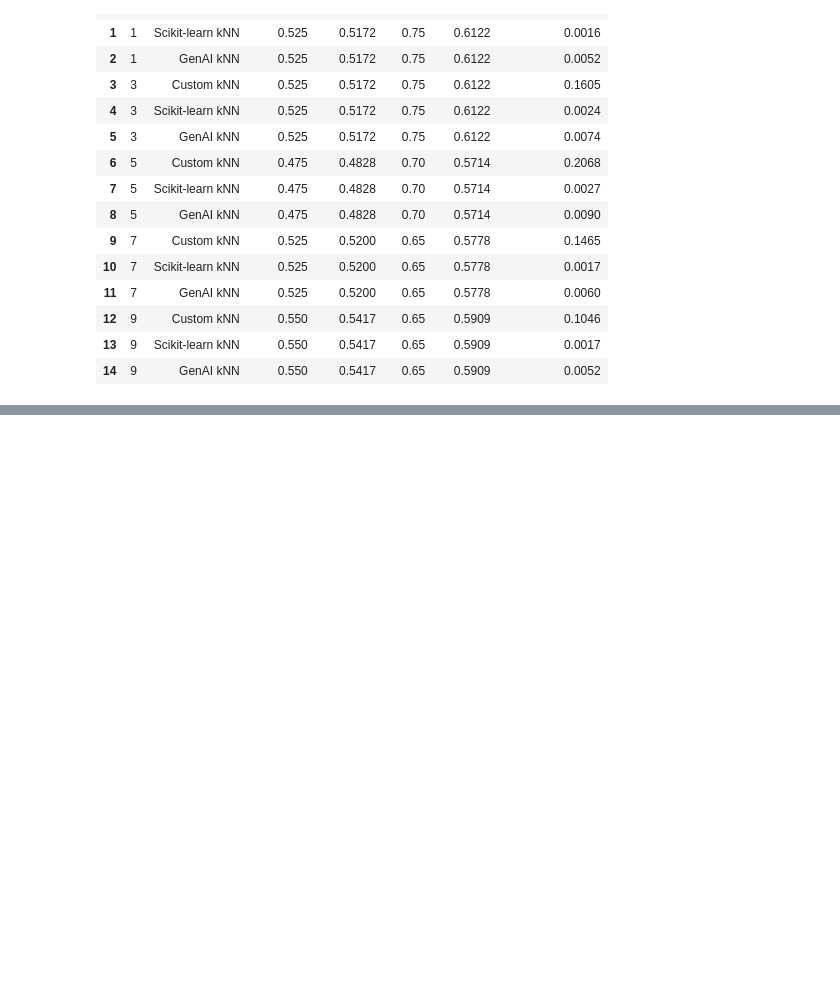
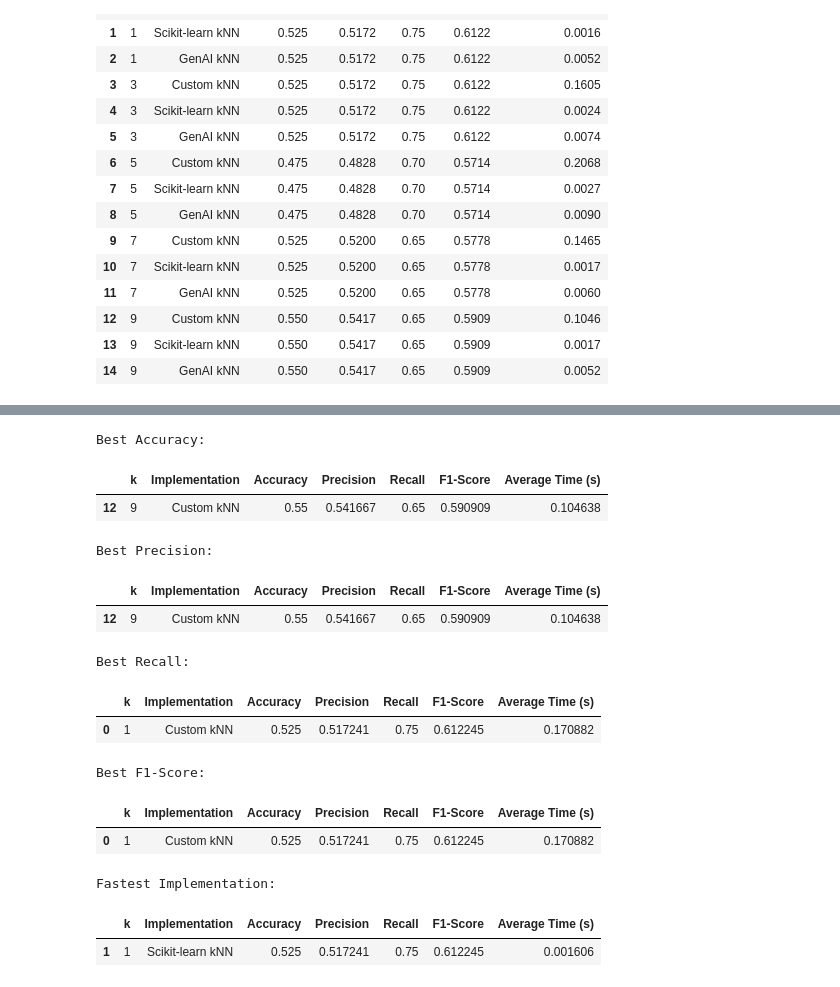
Before and after one commit to Karuneshtiwari/ML-lab, a Jupyter notebook: Lab06.ipynb, the cells around one changed output, grey strips where cells are left out. Saved outputs shown, nothing was run; the diff lists cells and outputs as text; code cells hidden in the pictures; blank space fills up the shorter version.

```diff
--- a/Lab06.ipynb
+++ b/Lab06.ipynb
@@ -1979,0 +2013,63 @@ A3 Performance Comparison
+# %%
+#A3
+
+best_accuracy = results_A3.loc[
+    results_A3["Accuracy"].idxmax()
+]
+
+best_precision = results_A3.loc[
+    results_A3["Precision"].idxmax()
+]
+
+best_recall = results_A3.loc[
+    results_A3["Recall"].idxmax()
+]
+
+best_f1 = results_A3.loc[
+    results_A3["F1-Score"].idxmax()
+]
+
+fastest = results_A3.loc[
+    results_A3["Average Time (s)"].idxmin()
+]
+
+print("Best Accuracy:")
+display(
+    best_accuracy.to_frame().T.round(4)
+)
+
+print("\nBest Precision:")
+display(
+    best_precision.to_frame().T.round(4)
+)
+
+print("\nBest Recall:")
+display(
+    best_recall.to_frame().T.round(4)
+)
+
+print("\nBest F1-Score:")
+display(
+    best_f1.to_frame().T.round(4)
+)
+
+print("\nFastest Implementation:")
+display(
+    fastest.to_frame().T.round(6)
+)
+# %% [output]
+Best Accuracy:
+|  | k | Implementation | Accuracy | Precision | Recall | F1-Score | Average Time (s) |
+| 12 | 9 | Custom kNN | 0.55 | 0.541667 | 0.65 | 0.590909 | 0.104638 |
+Best Precision:
+|  | k | Implementation | Accuracy | Precision | Recall | F1-Score | Average Time (s) |
+| 12 | 9 | Custom kNN | 0.55 | 0.541667 | 0.65 | 0.590909 | 0.104638 |
+Best Recall:
+|  | k | Implementation | Accuracy | Precision | Recall | F1-Score | Average Time (s) |
+| 0 | 1 | Custom kNN | 0.525 | 0.517241 | 0.75 | 0.612245 | 0.170882 |
+Best F1-Score:
+|  | k | Implementation | Accuracy | Precision | Recall | F1-Score | Average Time (s) |
+| 0 | 1 | Custom kNN | 0.525 | 0.517241 | 0.75 | 0.612245 | 0.170882 |
+Fastest Implementation:
+|  | k | Implementation | Accuracy | Precision | Recall | F1-Score | Average Time (s) |
+| 1 | 1 | Scikit-learn kNN | 0.525 | 0.517241 | 0.75 | 0.612245 | 0.001606 |
```
Also changed, not shown: parts of 3 cells of this notebook.
